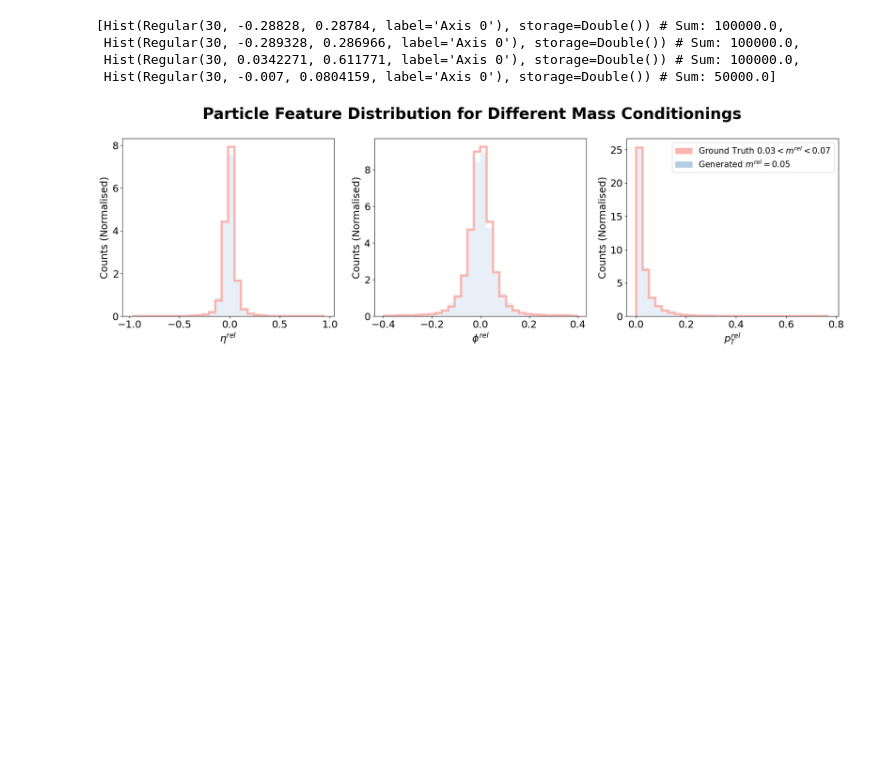
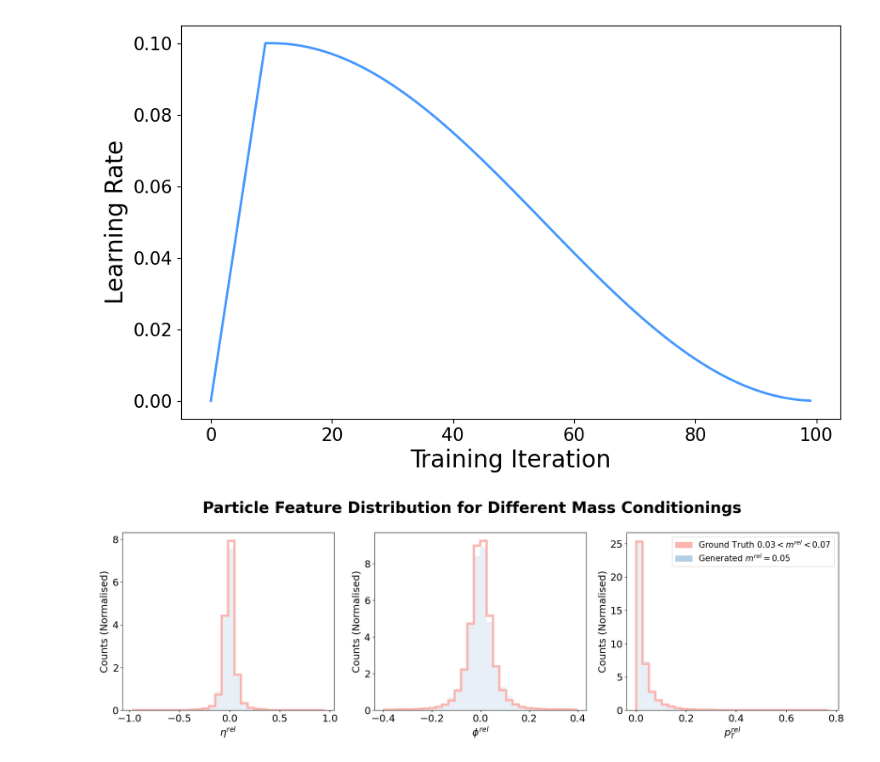
Before and after one commit to kaechb/MDMA, a Jupyter notebook: notebooks/critical_dimension.ipynb, the cells around one changed output. Saved outputs shown, nothing was run; the diff lists cells and outputs as text; code cells hidden in the pictures; blank space fills up the shorter version.

```diff
--- a/notebooks/critical_dimension.ipynb
+++ b/notebooks/critical_dimension.ipynb
@@ -259,10 +255,38 @@ LOCAL_RANK: 0 - CUDA_VISIBLE_DEVICES: [0]
-# %%
-hists["hists_fake"]
-# %% [output]
-[Hist(Regular(30, -0.28828, 0.28784, label='Axis 0'), storage=Double()) # Sum: 100000.0,
- Hist(Regular(30, -0.289328, 0.286966, label='Axis 0'), storage=Double()) # Sum: 100000.0,
- Hist(Regular(30, 0.0342271, 0.611771, label='Axis 0'), storage=Double()) # Sum: 100000.0,
- Hist(Regular(30, -0.007, 0.0804159, label='Axis 0'), storage=Double()) # Sum: 50000.0]
+# %%
+import numpy as np
+import matplotlib.pyplot as plt
+
+# Parameters
+total_epochs = 100
+warmup_epochs = 10
+initial_lr = 0.1
+final_lr = 0.0001
+
+# Schedule
+epochs = np.arange(total_epochs)
+lr_schedule = np.zeros(total_epochs)
+
+# Linear warmup
+warmup_lr = np.linspace(0.0001, initial_lr, warmup_epochs)
+
+# Cosine annealing
+cosine_lr = final_lr + 0.5 * (initial_lr - final_lr) * (1 + np.cos(np.pi * (epochs[warmup_epochs:] - warmup_epochs) / (total_epochs - warmup_epochs)))
+
+# Combining both schedules
+lr_schedule[:warmup_epochs] = warmup_lr
+lr_schedule[warmup_epochs:] = cosine_lr
+
+# Plotting
+plt.figure(figsize=(10, 6))
+plt.plot(epochs, lr_schedule)
+# plt.title("Linear Warmup followed by Cosine Annealing")
+plt.xlabel("Training Iteration")
+plt.ylabel("Learning Rate")
+# plt.grid(True)
+plt.savefig("../plots/critical_dimension/lr_schedule.pdf", format="pdf")
+plt.show()
+# %% [output]
+[figure, added]
 # %%
 i=0
 for k in samples.keys():
```
Also changed, not shown: parts of 2 cells of this notebook, 21 other files.
